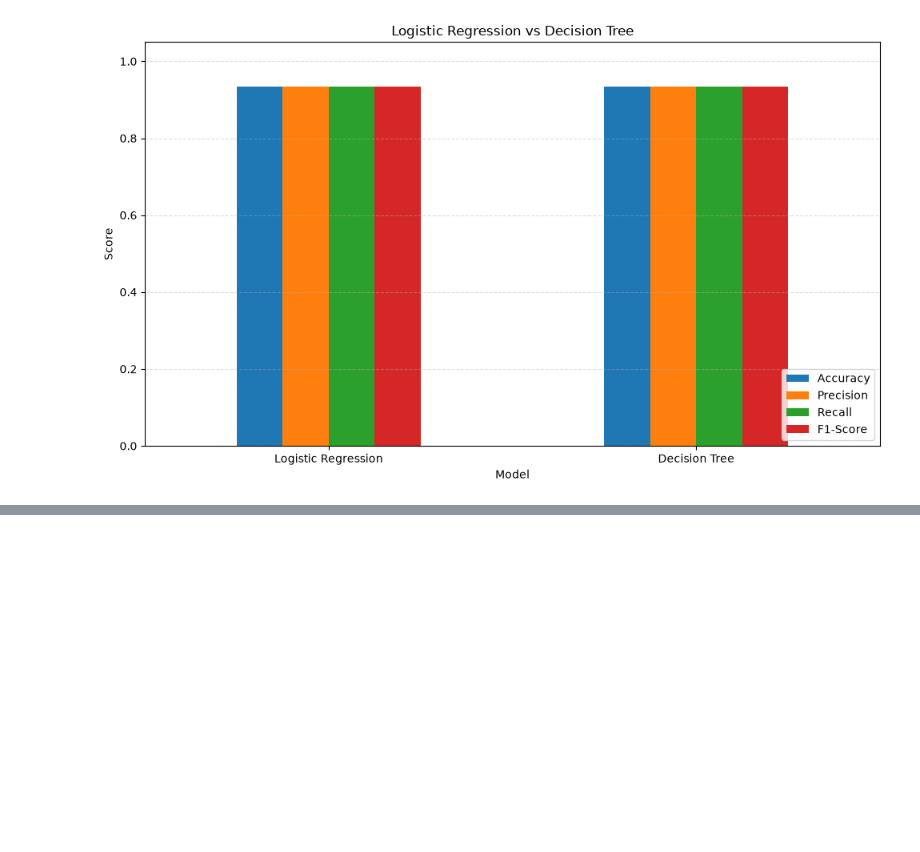
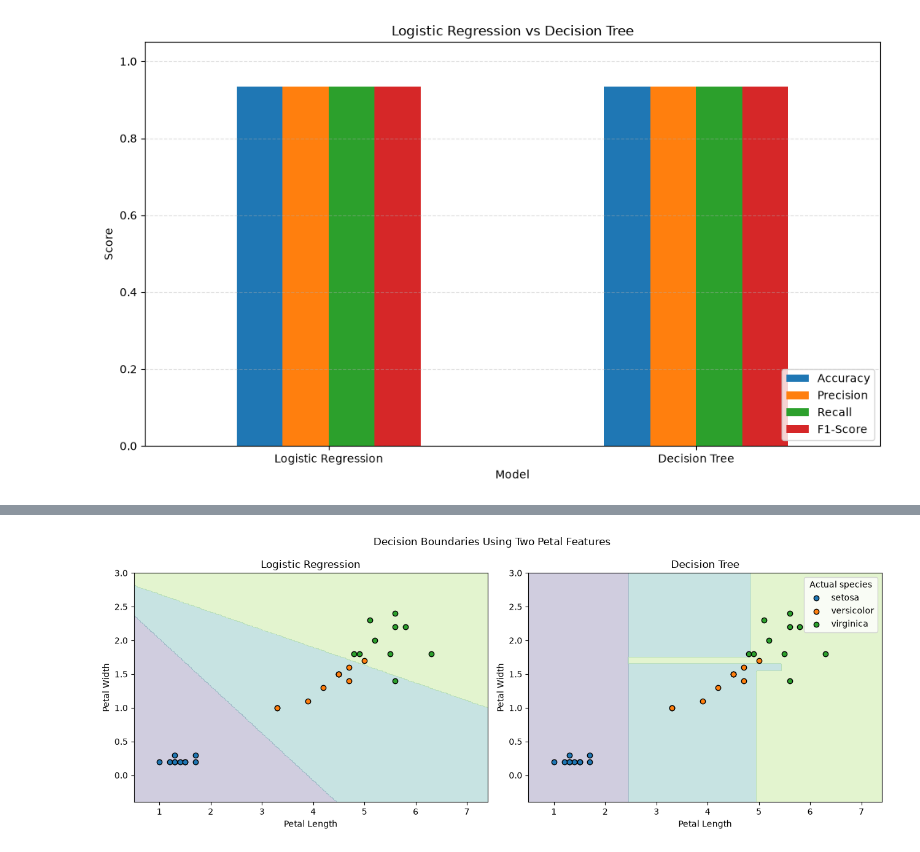
Before and after one commit to timomugishan8-ai/Datheon_Machine_Learning_and_Data_Science_Internship., a Jupyter notebook: Multi-Class Benchmark Classification Pipeline/Notebooks/3_modeling.ipynb, the cells around one changed output, grey strips where cells are left out. Drawn from its saved outputs; the diff is of its cells as text; code cells hidden in the pictures; blank space fills up the shorter version.

```diff
--- a/Multi-Class Benchmark Classification Pipeline/Notebooks/3_modeling.ipynb
+++ b/Multi-Class Benchmark Classification Pipeline/Notebooks/3_modeling.ipynb
@@ -238,0 +347,73 @@ Based on these results alone, there is no performance-based reason to prefer one
+# %%
+# Visualize the decision boundaries of the Decision Tree model using a 2D scatter plot for two selected features
+
+from sklearn.pipeline import make_pipeline
+
+features_2d = ["petal_length", "petal_width"]
+
+X_train_2d = x_train[features_2d]
+X_test_2d = x_test[features_2d]
+
+# Fit two-feature models for visualization only
+lr_2d = make_pipeline(
+    StandardScaler(),
+    LogisticRegression(max_iter=1000)
+)
+lr_2d.fit(X_train_2d, y_train)
+
+tree_2d = DecisionTreeClassifier(random_state=42)
+tree_2d.fit(X_train_2d, y_train)
+
+# Create a grid covering the feature space
+x_min = x[features_2d[0]].min() - 0.5
+x_max = x[features_2d[0]].max() + 0.5
+y_min = x[features_2d[1]].min() - 0.5
+y_max = x[features_2d[1]].max() + 0.5
+
+xx, yy = np.meshgrid(
+    np.linspace(x_min, x_max, 250),
+    np.linspace(y_min, y_max, 250)
+)
+
+grid = pd.DataFrame({
+    features_2d[0]: xx.ravel(),
+    features_2d[1]: yy.ravel()
+})
+
+fig, axes = plt.subplots(1, 2, figsize=(13, 5))
+
+for ax, fitted_model, title in [
+    (axes[0], lr_2d, "Logistic Regression"),
+    (axes[1], tree_2d, "Decision Tree")
+]:
+    predictions_grid = fitted_model.predict(grid)
+    class_codes = pd.Categorical(
+        predictions_grid,
+        categories=class_names
+    ).codes.reshape(xx.shape)
+
+    ax.contourf(
+        xx, yy, class_codes,
+        levels=np.arange(len(class_names) + 1) - 0.5,
+        alpha=0.25
+    )
+
+    for species in class_names:
+        mask = y_test == species
+        ax.scatter(
+            X_test_2d.loc[mask, features_2d[0]],
+            X_test_2d.loc[mask, features_2d[1]],
+            label=species,
+            edgecolors="black"
+        )
+
+    ax.set_title(title)
+    ax.set_xlabel("Petal Length")
+    ax.set_ylabel("Petal Width")
+
+axes[1].legend(title="Actual species")
+plt.suptitle("Decision Boundaries Using Two Petal Features")
+plt.tight_layout()
+plt.show()
+# %% [output]
+[figure, added]
```
Also changed, not shown: parts of 10 cells of this notebook.
